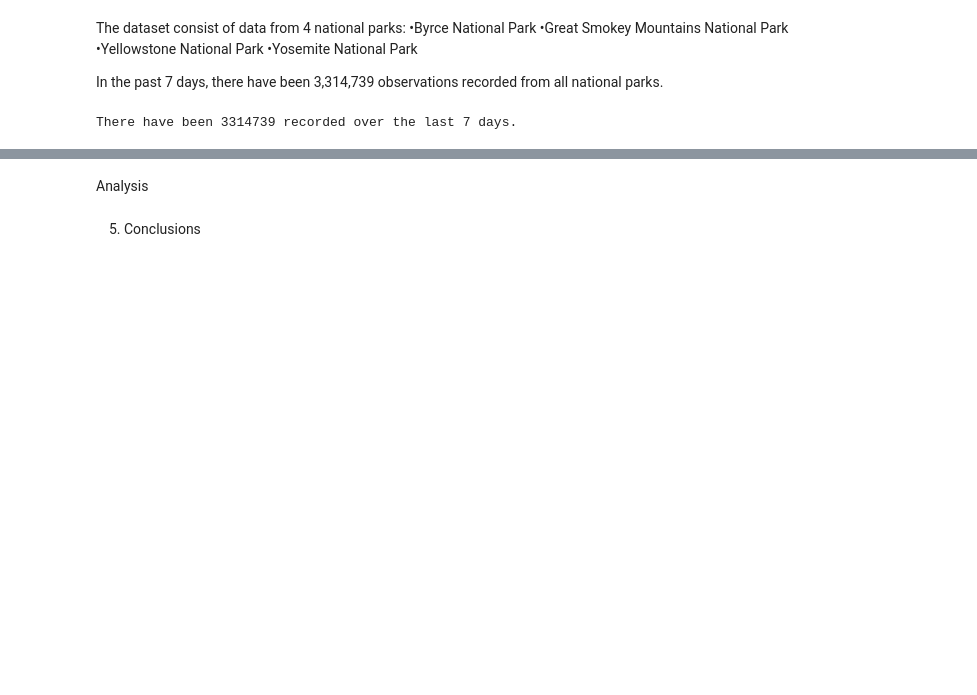
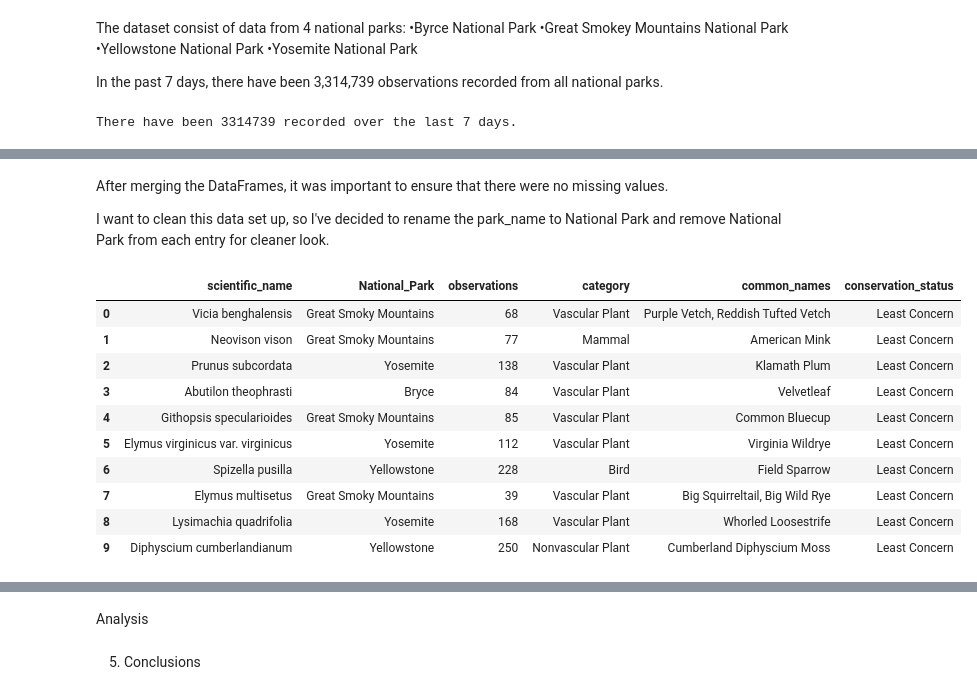
Before and after one commit to PB-III/Biodiversity_Portfolio_Proj, a Jupyter notebook: biodiversity.ipynb, the cells around one changed output, grey strips where cells are left out. Drawn from its saved outputs; the diff is of its cells as text; code cells hidden in the pictures; blank space fills up the shorter version.

```diff
--- a/biodiversity.ipynb
+++ b/biodiversity.ipynb
@@ -233,0 +285,19 @@ There have been 3314739 recorded over the last 7 days.
+# %% [markdown]
+After merging the DataFrames, it was important to ensure that there were no missing values.
+
+I want to clean this data set up, so I've decided to rename the park_name to National Park and remove National Park from each entry for cleaner look.
+# %%
+merged_data = merged_data.rename(columns ={'park_name': 'National_Park'})
+merged_data.head(10)
+# %% [output]
+|  | scientific_name | National_Park | observations | category | common_names | conservation_status |
+| 0 | Vicia benghalensis | Great Smoky Mountains | 68 | Vascular Plant | Purple Vetch, Reddish Tufted Vetch | Least Concern |
+| 1 | Neovison vison | Great Smoky Mountains | 77 | Mammal | American Mink | Least Concern |
+| 2 | Prunus subcordata | Yosemite | 138 | Vascular Plant | Klamath Plum | Least Concern |
+| 3 | Abutilon theophrasti | Bryce | 84 | Vascular Plant | Velvetleaf | Least Concern |
+| 4 | Githopsis specularioides | Great Smoky Mountains | 85 | Vascular Plant | Common Bluecup | Least Concern |
+| 5 | Elymus virginicus var. virginicus | Yosemite | 112 | Vascular Plant | Virginia Wildrye | Least Concern |
+| 6 | Spizella pusilla | Yellowstone | 228 | Bird | Field Sparrow | Least Concern |
+| 7 | Elymus multisetus | Great Smoky Mountains | 39 | Vascular Plant | Big Squirreltail, Big Wild Rye | Least Concern |
+| 8 | Lysimachia quadrifolia | Yosemite | 168 | Vascular Plant | Whorled Loosestrife | Least Concern |
+| 9 | Diphyscium cumberlandianum | Yellowstone | 250 | Nonvascular Plant | Cumberland Diphyscium Moss | Least Concern |
```
Also changed, not shown: parts of 12 cells of this notebook.
